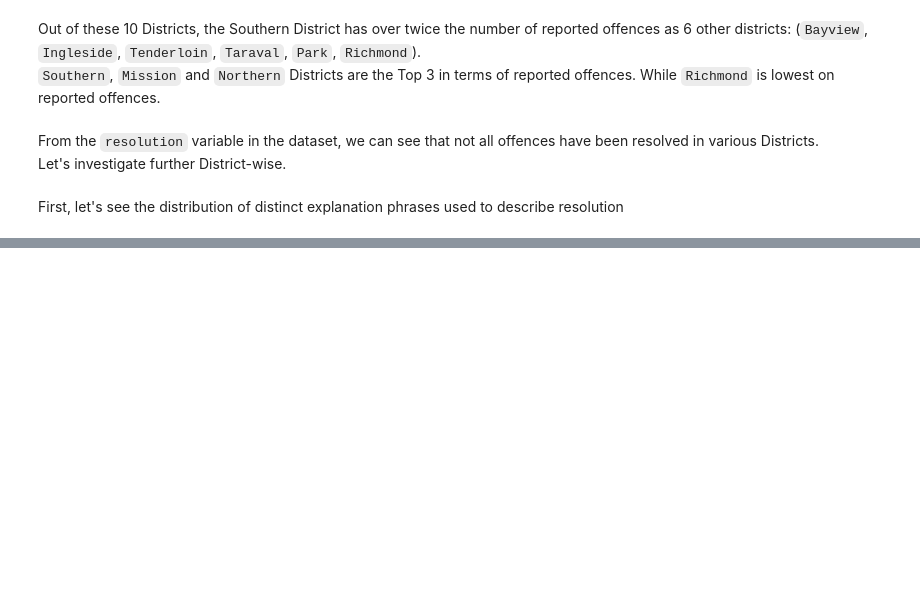
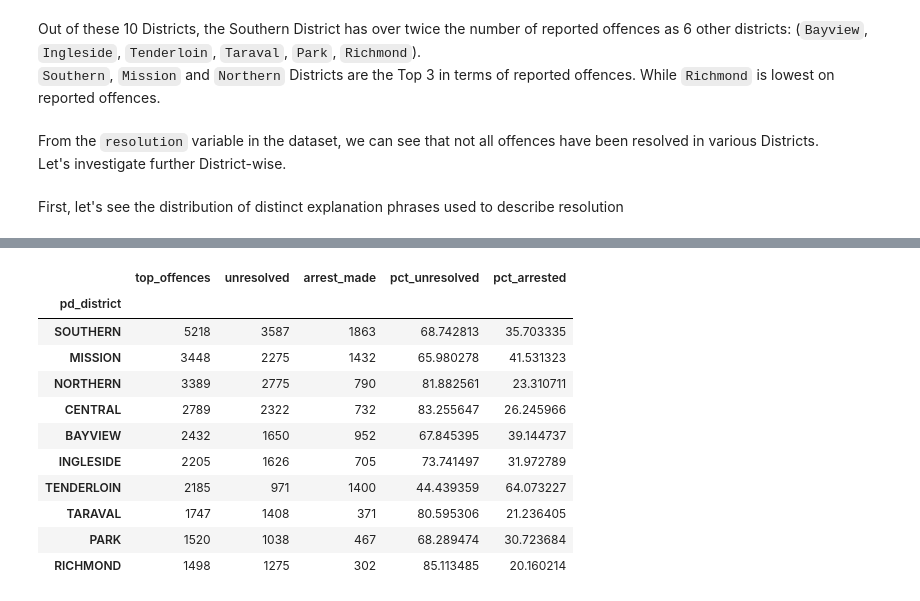
Before and after one commit to Lawrence-Krukrubo/SQL-Python_analysis_San-Francisco_Crime-Data, a Jupyter notebook: analysis1.ipynb, the cells around one changed output, grey strips where cells are left out. Drawn from its saved outputs; the diff is of its cells as text; code cells hidden in the pictures; blank space fills up the shorter version.

```diff
--- a/analysis1.ipynb
+++ b/analysis1.ipynb
@@ -267,0 +333,20 @@ Let's see the split of unresolved offences and offences inwhich arrests have bee
+# %%
+df['pct_unresolved'] = (df['unresolved'] / df['top_offences']) * 100
+df['pct_arrested'] = (df['arrest_made'] / df['top_offences']) * 100
+# %%
+# Let's see the updated Dataframe
+
+df
+# %% [output]
+|  | top_offences | unresolved | arrest_made | pct_unresolved | pct_arrested |
+| pd_district |  |  |  |  |  |
+| SOUTHERN | 5218 | 3587 | 1863 | 68.742813 | 35.703335 |
+| MISSION | 3448 | 2275 | 1432 | 65.980278 | 41.531323 |
+| NORTHERN | 3389 | 2775 | 790 | 81.882561 | 23.310711 |
+| CENTRAL | 2789 | 2322 | 732 | 83.255647 | 26.245966 |
+| BAYVIEW | 2432 | 1650 | 952 | 67.845395 | 39.144737 |
+| INGLESIDE | 2205 | 1626 | 705 | 73.741497 | 31.972789 |
+| TENDERLOIN | 2185 | 971 | 1400 | 44.439359 | 64.073227 |
+| TARAVAL | 1747 | 1408 | 371 | 80.595306 | 21.236405 |
+| PARK | 1520 | 1038 | 467 | 68.289474 | 30.723684 |
+| RICHMOND | 1498 | 1275 | 302 | 85.113485 | 20.160214 |
```
Also changed, not shown: parts of 24 cells of this notebook.
